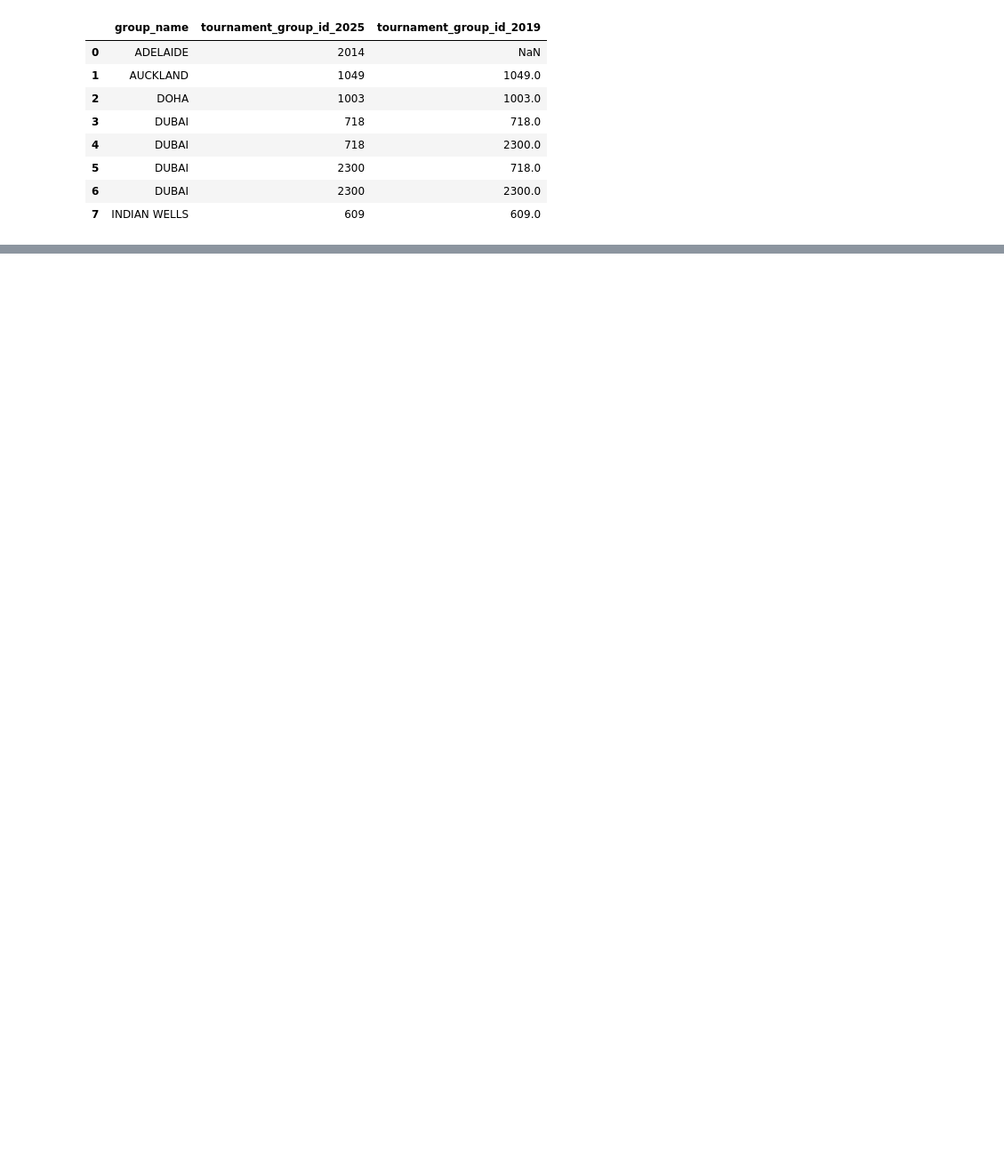
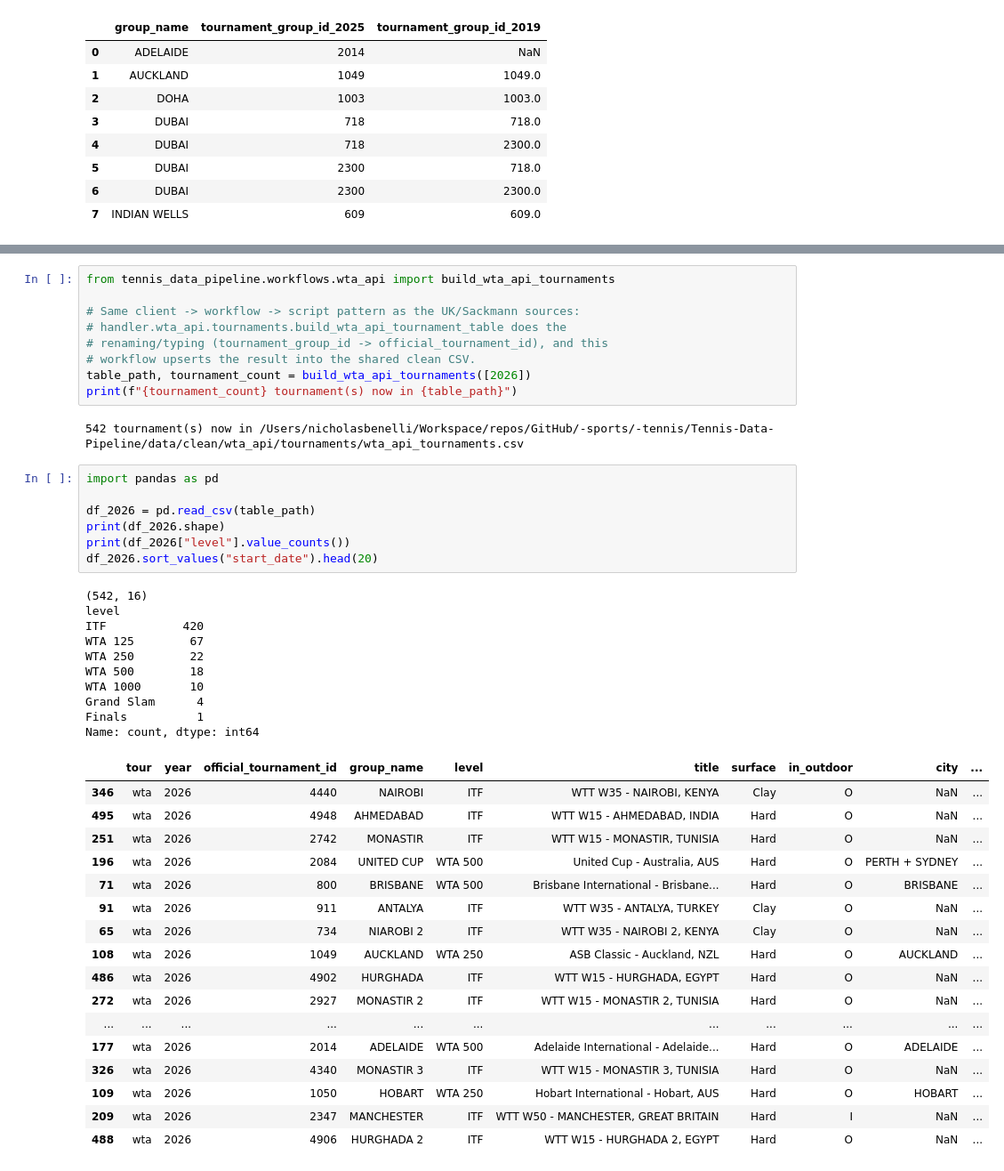
Before and after one commit to nick-benelli/Tennis-Data-Pipeline, a Jupyter notebook: xxx.ipynb, the cells around one changed output, grey strips where cells are left out. Shown at 89% size. Saved outputs shown, nothing was run; the diff lists cells and outputs as text; blank space fills up the shorter version.

```diff
--- a/xxx.ipynb
+++ b/xxx.ipynb
@@ -87,0 +114,46 @@ compare
+# %%
+from tennis_data_pipeline.workflows.wta_api import build_wta_api_tournaments
+
+# Same client -> workflow -> script pattern as the UK/Sackmann sources:
+# handler.wta_api.tournaments.build_wta_api_tournament_table does the
+# renaming/typing (tournament_group_id -> official_tournament_id), and this
+# workflow upserts the result into the shared clean CSV.
+table_path, tournament_count = build_wta_api_tournaments([2026])
+print(f"{tournament_count} tournament(s) now in {table_path}")
+# %% [output]
+542 tournament(s) now in /Users/nicholasbenelli/Workspace/repos/GitHub/-sports/-tennis/Tennis-Data-Pipeline/data/clean/wta_api/tournaments/wta_api_tournaments.csv
+# %%
+import pandas as pd
+
+df_2026 = pd.read_csv(table_path)
+print(df_2026.shape)
+print(df_2026["level"].value_counts())
+df_2026.sort_values("start_date").head(20)
+# %% [output]
+(542, 16)
+level
+ITF           420
+WTA 125        67
+WTA 250        22
+WTA 500        18
+WTA 1000       10
+Grand Slam      4
+Finals          1
+Name: count, dtype: int64
+|  | tour | year | official_tournament_id | group_name | level | title | surface | in_outdoor | city | ... |
+| 346 | wta | 2026 | 4440 | NAIROBI | ITF | WTT W35 - NAIROBI, KENYA | Clay | O | NaN | ... |
+| 495 | wta | 2026 | 4948 | AHMEDABAD | ITF | WTT W15 - AHMEDABAD, INDIA | Hard | O | NaN | ... |
+| 251 | wta | 2026 | 2742 | MONASTIR | ITF | WTT W15 - MONASTIR, TUNISIA | Hard | O | NaN | ... |
+| 196 | wta | 2026 | 2084 | UNITED CUP | WTA 500 | United Cup - Australia, AUS | Hard | O | PERTH + SYDNEY | ... |
+| 71 | wta | 2026 | 800 | BRISBANE | WTA 500 | Brisbane International - Brisbane... | Hard | O | BRISBANE | ... |
+| 91 | wta | 2026 | 911 | ANTALYA | ITF | WTT W35 - ANTALYA, TURKEY | Clay | O | NaN | ... |
+| 65 | wta | 2026 | 734 | NIAROBI 2 | ITF | WTT W35 - NAIROBI 2, KENYA | Clay | O | NaN | ... |
+| 108 | wta | 2026 | 1049 | AUCKLAND | WTA 250 | ASB Classic - Auckland, NZL | Hard | O | AUCKLAND | ... |
+| 486 | wta | 2026 | 4902 | HURGHADA | ITF | WTT W15 - HURGHADA, EGYPT | Hard | O | NaN | ... |
+| 272 | wta | 2026 | 2927 | MONASTIR 2 | ITF | WTT W15 - MONASTIR 2, TUNISIA | Hard | O | NaN | ... |
+| ... | ... | ... | ... | ... | ... | ... | ... | ... | ... | ... |
+| 177 | wta | 2026 | 2014 | ADELAIDE | WTA 500 | Adelaide International - Adelaide... | Hard | O | ADELAIDE | ... |
+| 326 | wta | 2026 | 4340 | MONASTIR 3 | ITF | WTT W15 - MONASTIR 3, TUNISIA | Hard | O | NaN | ... |
+| 109 | wta | 2026 | 1050 | HOBART | WTA 250 | Hobart International - Hobart, AUS | Hard | O | HOBART | ... |
+| 209 | wta | 2026 | 2347 | MANCHESTER | ITF | WTT W50 - MANCHESTER, GREAT BRITAIN | Hard | I | NaN | ... |
+| 488 | wta | 2026 | 4906 | HURGHADA 2 | ITF | WTT W15 - HURGHADA 2, EGYPT | Hard | O | NaN | ... |
```
Also changed, not shown: parts of 4 cells of this notebook, 14 other files.
